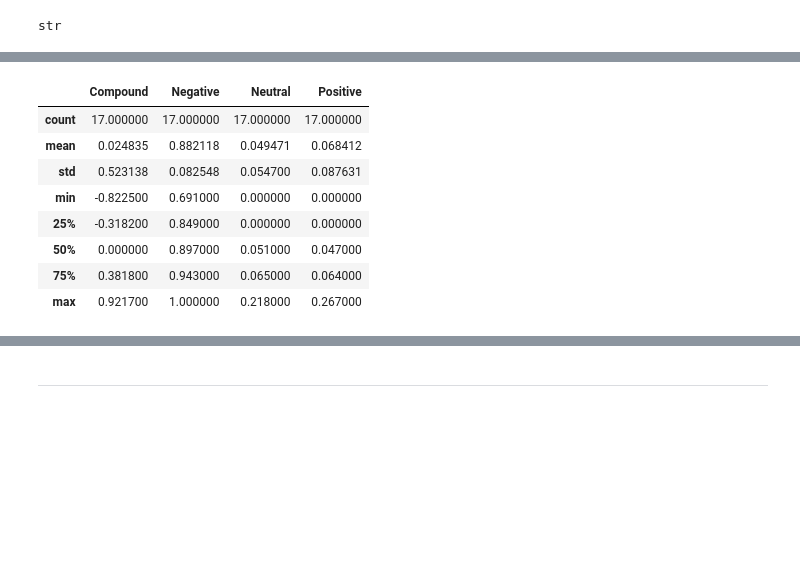
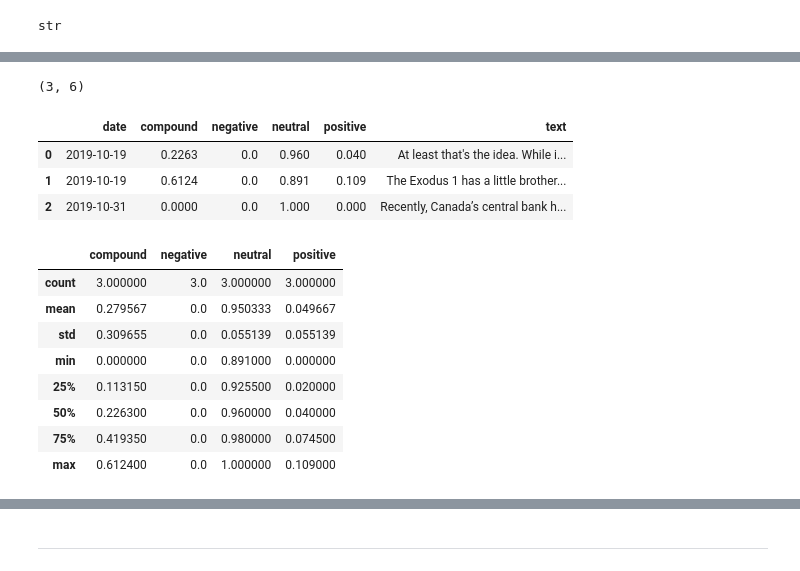
Before and after one commit to manchester9/fintech, a Jupyter notebook: 11-natural_language_processing/Starter_Code/crypto_sentiment.ipynb, the cells around one changed output, grey strips where cells are left out. Cells and saved outputs as stored; diff of their text form; code cells hidden in the pictures; blank space fills up the shorter version.

```diff
--- a/11-natural_language_processing/Starter_Code/crypto_sentiment.ipynb
+++ b/11-natural_language_processing/Starter_Code/crypto_sentiment.ipynb
@@ -89,2 +127,4 @@ bitcoin_df.shape
 # %%
 # Fetch the Ethereum news articles
+ethereum_news_articles = newsapi.get_everything(q="etherum", language="en")
+type(ethereum_news_articles)
@@ -109,12 +149,57 @@ bitcoin_df.shape
+# %%
+# Create the Ethereum sentiment scores DataFrame
+ethereum_sentiments = []
+
+for article in ethereum_news_articles["articles"]:
+    try:
+        text = article["content"]
+        date = article["publishedAt"][:10]
+        sentiment = analyzer.polarity_scores(text)
+        compound = sentiment["compound"]
+        pos = sentiment["pos"]
+        neu = sentiment["neu"]
+        neg = sentiment["neg"]
+
+        ethereum_sentiments.append({
+            "text": text,
+            "date": date,
+            "compound": compound,
+            "positive": pos,
+            "negative": neg,
+            "neutral": neu
+
+        })
+
+    except AttributeError:
+        pass
+
+# Create DataFrame
+ethereum_df = pd.DataFrame(ethereum_sentiments)
+
+# Reorder DataFrame columns
+cols = ["date", "compound", "negative", "neutral", "positive", "text"]
+ethereum_df = ethereum_df[cols]
+
+ethereum_df.shape
+# %% [output]
+(3, 6)
+# %%
+ethereum_df.head()
+# %% [output]
+|  | date | compound | negative | neutral | positive | text |
+| 0 | 2019-10-19 | 0.2263 | 0.0 | 0.960 | 0.040 | At least that's the idea. While i... |
+| 1 | 2019-10-19 | 0.6124 | 0.0 | 0.891 | 0.109 | The Exodus 1 has a little brother... |
+| 2 | 2019-10-31 | 0.0000 | 0.0 | 1.000 | 0.000 | Recently, Canada’s central bank h... |
 # %%
-# Describe the Bitcoin Sentiment
+# Describe the Ethereum Sentiment
+ethereum_df.describe()
 # %% [output]
-|  | Compound | Negative | Neutral | Positive |
-| count | 17.000000 | 17.000000 | 17.000000 | 17.000000 |
-| mean | 0.024835 | 0.882118 | 0.049471 | 0.068412 |
-| std | 0.523138 | 0.082548 | 0.054700 | 0.087631 |
-| min | -0.822500 | 0.691000 | 0.000000 | 0.000000 |
-| 25% | -0.318200 | 0.849000 | 0.000000 | 0.000000 |
-| 50% | 0.000000 | 0.897000 | 0.051000 | 0.047000 |
-| 75% | 0.381800 | 0.943000 | 0.065000 | 0.064000 |
-| max | 0.921700 | 1.000000 | 0.218000 | 0.267000 |
+|  | compound | negative | neutral | positive |
+| count | 3.000000 | 3.0 | 3.000000 | 3.000000 |
+| mean | 0.279567 | 0.0 | 0.950333 | 0.049667 |
+| std | 0.309655 | 0.0 | 0.055139 | 0.055139 |
+| min | 0.000000 | 0.0 | 0.891000 | 0.000000 |
+| 25% | 0.113150 | 0.0 | 0.925500 | 0.020000 |
+| 50% | 0.226300 | 0.0 | 0.960000 | 0.040000 |
+| 75% | 0.419350 | 0.0 | 0.980000 | 0.074500 |
+| max | 0.612400 | 0.0 | 1.000000 | 0.109000 |
```
Also changed, not shown: parts of 22 cells of this notebook.
